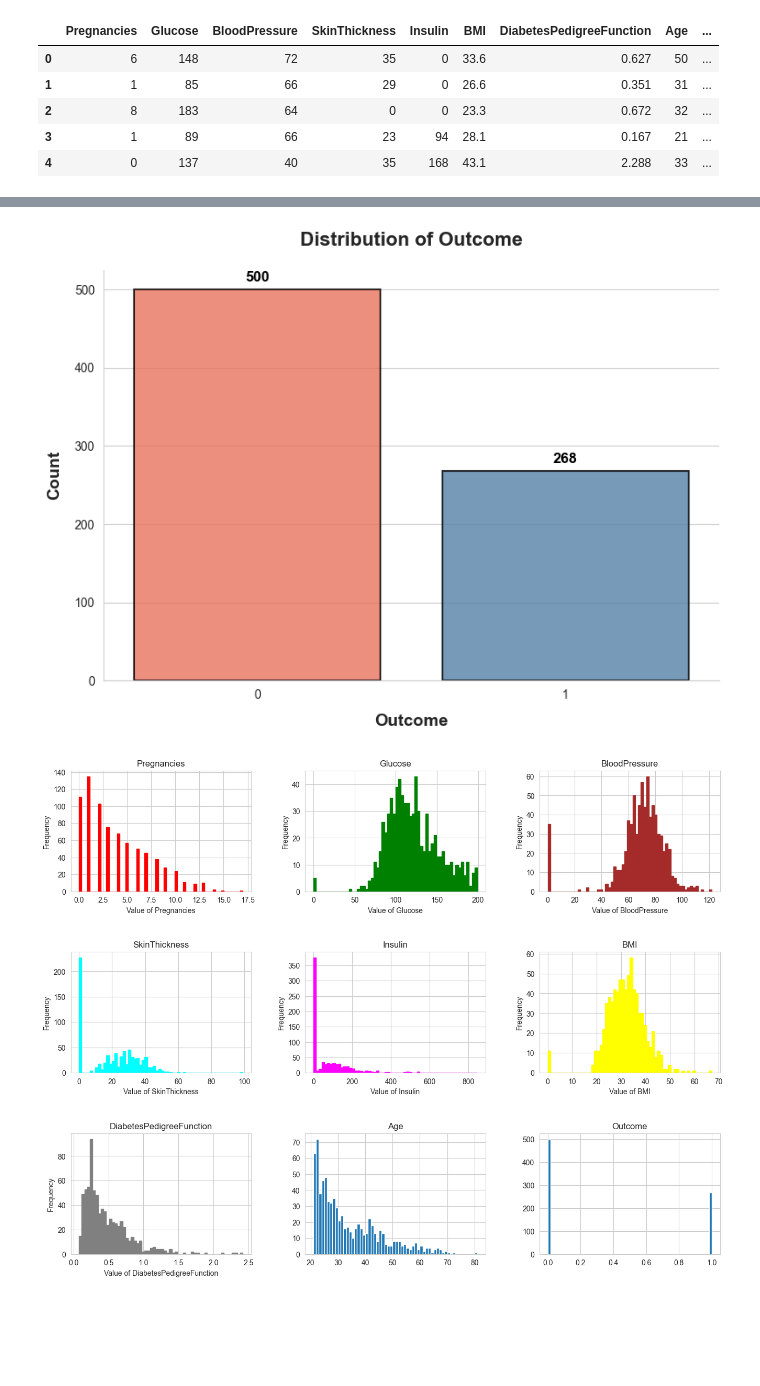
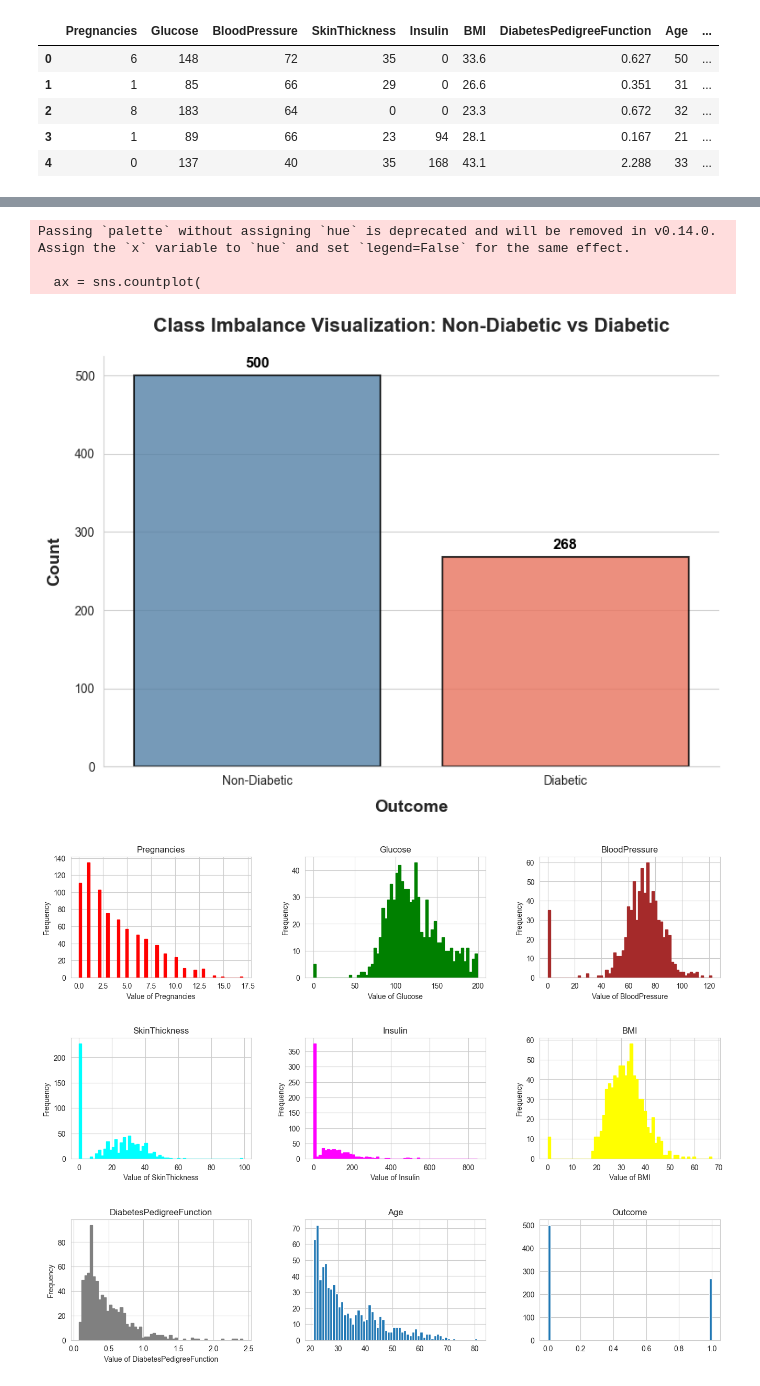
Before and after one commit to quocanhto85/predict-diabetes-using-perceptron, a Jupyter notebook: a1915616_Phuong_Quoc_Anh_To.ipynb, the cells around one changed output, grey strips where cells are left out. Cells and saved outputs as stored; diff of their text form; code cells hidden in the pictures; blank space fills up the shorter version.

```diff
--- a/a1915616_Phuong_Quoc_Anh_To.ipynb
+++ b/a1915616_Phuong_Quoc_Anh_To.ipynb
@@ -49,41 +49,48 @@ dataset.describe()
 # Set style for the plot
 sns.set_style('whitegrid')
 
-# Create a count plot with customized aesthetics
+# Create a count plot to visualize the class imbalance
 plt.figure(figsize=(8, 6))
 ax = sns.countplot(
-    x=dataset['Outcome'],
-    palette=['#FF6347', '#4682B4'],
+    x='Outcome',
+    data=dataset,  # Replace 'dataset' with the name of your dataframe variable
+    palette=['#4682B4', '#FF6347'],  # Blue for Non-Diabetic, Red for Diabetic
     alpha=0.8,
     edgecolor='black',
     linewidth=1.5
 )
+
+# Set x-axis labels to more descriptive terms
+ax.set_xticklabels(['Non-Diabetic', 'Diabetic'])
 
 # Customize bar labels with more vertical space
 for p in ax.patches:
     ax.annotate(
         f'{int(p.get_height())}',
         (p.get_x() + p.get_width() / 2., p.get_height() + 10),  # Add vertical offset
         ha='center',
         va='baseline',
         fontsize=12,
         color='black',
         fontweight='bold'
     )
 
 # Set title and labels with improved font sizes and styles
 plt.xlabel('Outcome', fontsize=14, fontweight='bold', labelpad=10)
 plt.ylabel('Count', fontsize=14, fontweight='bold', labelpad=10)
-plt.title('Distribution of Outcome', fontsize=16, fontweight='bold', pad=20)
+plt.title('Class Imbalance Visualization: Non-Diabetic vs Diabetic', fontsize=16, fontweight='bold', pad=20)
 
 # Remove top and right borders for a cleaner look
 sns.despine(top=True, right=True)
 
 # Show the plot
 plt.tight_layout()
 plt.show()
 # %% [output]
+Passing `palette` without assigning `hue` is deprecated and will be removed in v0.14.0. Assign the `x` variable to `hue` and set `legend=False` for the same effect.
+
+  ax = sns.countplot(
-[figure, old version]
+[figure, new version]
 # %%
 # Visualization using histogram
 
```
Also changed, not shown: parts of 4 cells of this notebook, 1 other file.
